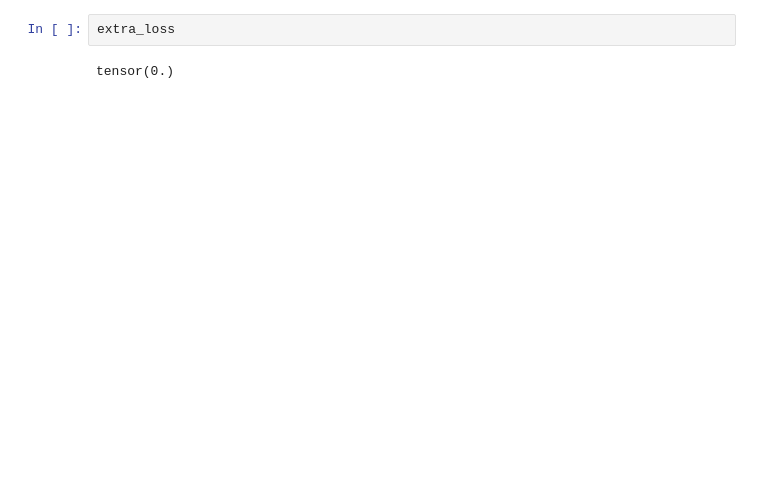
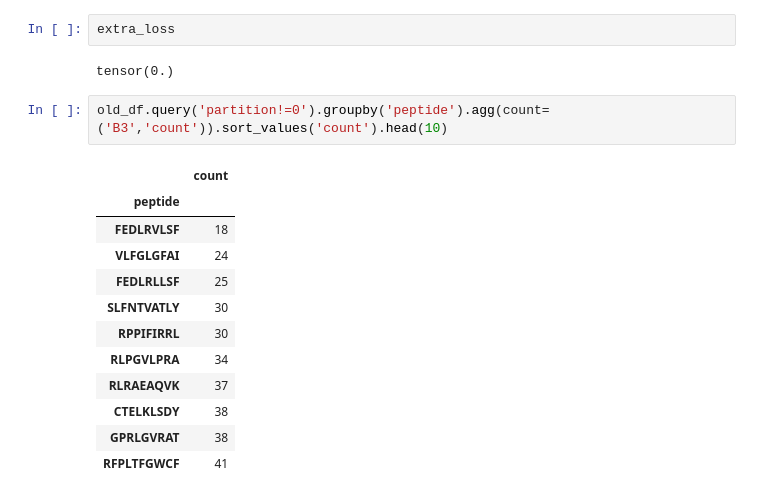
Before and after one commit to richieYT-wan/tclustr, a Jupyter notebook: notebooks/240507_DataFiltering_CustomBatching.ipynb, the cells around one changed output. Drawn from its saved outputs; the diff is of its cells as text; blank space fills up the shorter version.

```diff
--- a/notebooks/240507_DataFiltering_CustomBatching.ipynb
+++ b/notebooks/240507_DataFiltering_CustomBatching.ipynb
@@ -1124,3 +1157,18 @@ optimizer.step()
 extra_loss
 # %% [output]
 tensor(0.)
+# %%
+old_df.query('partition!=0').groupby('peptide').agg(count=('B3','count')).sort_values('count').head(10)
+# %% [output]
+|  | count |
+| peptide |  |
+| FEDLRVLSF | 18 |
+| VLFGLGFAI | 24 |
+| FEDLRLLSF | 25 |
+| SLFNTVATLY | 30 |
+| RPPIFIRRL | 30 |
+| RLPGVLPRA | 34 |
+| RLRAEAQVK | 37 |
+| CTELKLSDY | 38 |
+| GPRLGVRAT | 38 |
+| RFPLTFGWCF | 41 |
```
Also changed, not shown: parts of 10 cells of this notebook, 6 other files.
